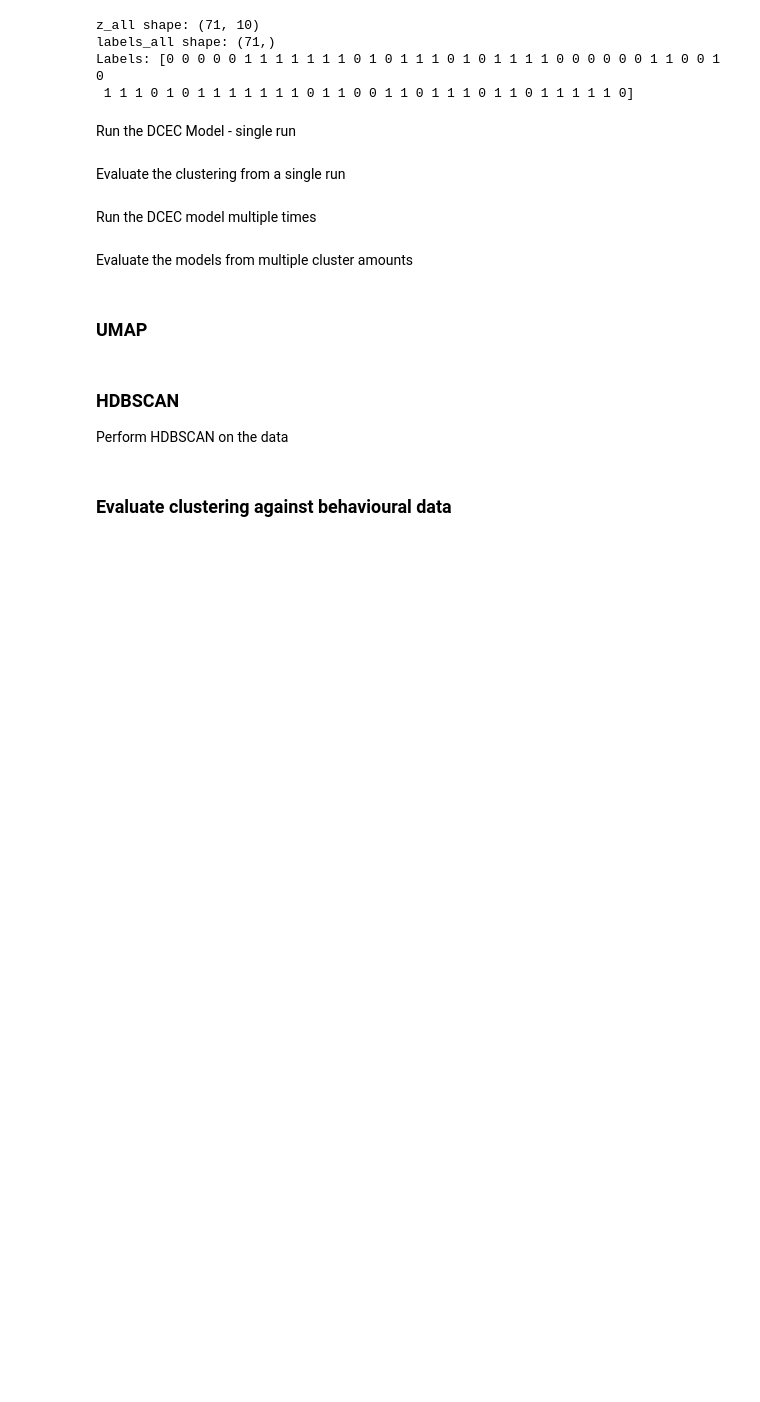
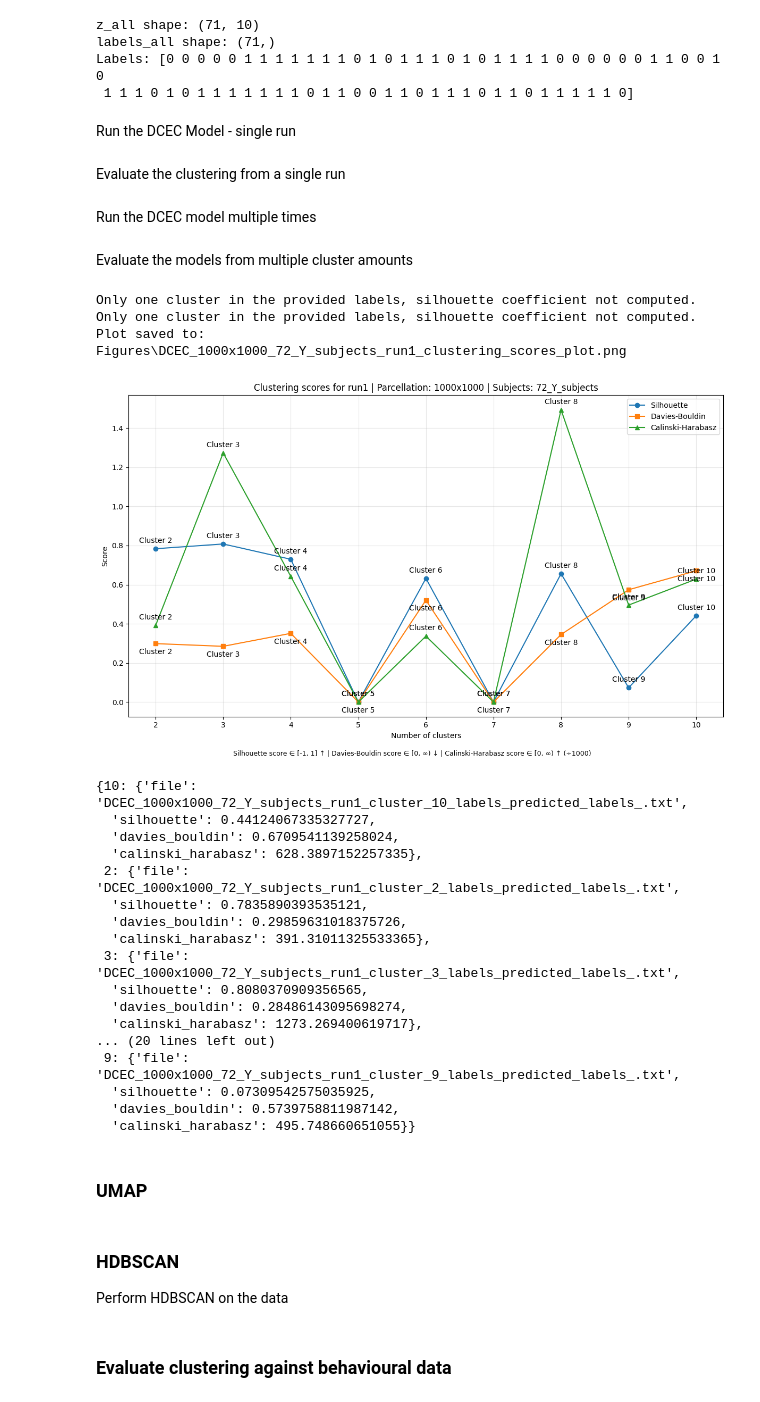
Before and after one commit to Oddrne/Master-Thesis-Autoencoder-and-UMAP-clustering-on-functional-connectivity, a Jupyter notebook: main.ipynb, the cells around one changed output. Cells and saved outputs as stored; diff of their text form; code cells hidden in the pictures; blank space fills up the shorter version.

Commit message:
Redid the plots and made a better folder structure

```diff
--- a/main.ipynb
+++ b/main.ipynb
@@ -471,6 +471,39 @@ for model in os.listdir("Models"):
         temp_model.load_state_dict(torch.load(f"Models/{model}"))
 
         plot_clustering(temp_model, dataloader, device, save_path =f"Figures\\{model}.png")
+# %%
+# Plot the clustering results for the models together
+from Evaluate_models import plot_clustering_scores_sorted
+
+clustering_dir = "Clusters"
+model_prefix = "DCEC_1000x1000_72_Y_subjects_run1_"
+labels_tag = "_labels_predicted_labels_"
+middle_layer_tag = "_middle_layer_predicted_labels_"
+save_path = rf"Figures\{model_prefix}clustering_scores_plot.png"
+
+plot_clustering_scores_sorted(models_dir=clustering_dir, model_prefix=model_prefix, labels_tag=labels_tag, middle_layer_tag=middle_layer_tag, save_path=save_path)
+# %% [output]
+Only one cluster in the provided labels, silhouette coefficient not computed.
+Only one cluster in the provided labels, silhouette coefficient not computed.
+Plot saved to: Figures\DCEC_1000x1000_72_Y_subjects_run1_clustering_scores_plot.png
+[figure, added]
+{10: {'file': 'DCEC_1000x1000_72_Y_subjects_run1_cluster_10_labels_predicted_labels_.txt',
+  'silhouette': 0.44124067335327727,
+  'davies_bouldin': 0.6709541139258024,
+  'calinski_harabasz': 628.3897152257335},
+ 2: {'file': 'DCEC_1000x1000_72_Y_subjects_run1_cluster_2_labels_predicted_labels_.txt',
+  'silhouette': 0.7835890393535121,
+  'davies_bouldin': 0.29859631018375726,
+  'calinski_harabasz': 391.31011325533365},
+ 3: {'file': 'DCEC_1000x1000_72_Y_subjects_run1_cluster_3_labels_predicted_labels_.txt',
+  'silhouette': 0.8080370909356565,
+  'davies_bouldin': 0.28486143095698274,
+  'calinski_harabasz': 1273.269400619717},
+... (20 lines left out)
+ 9: {'file': 'DCEC_1000x1000_72_Y_subjects_run1_cluster_9_labels_predicted_labels_.txt',
+  'silhouette': 0.07309542575035925,
+  'davies_bouldin': 0.5739758811987142,
+  'calinski_harabasz': 495.748660651055}}
 # %% [markdown]
 ### UMAP
 # %%
```
Also changed, not shown: parts of 2 cells of this notebook, 39 other files.
